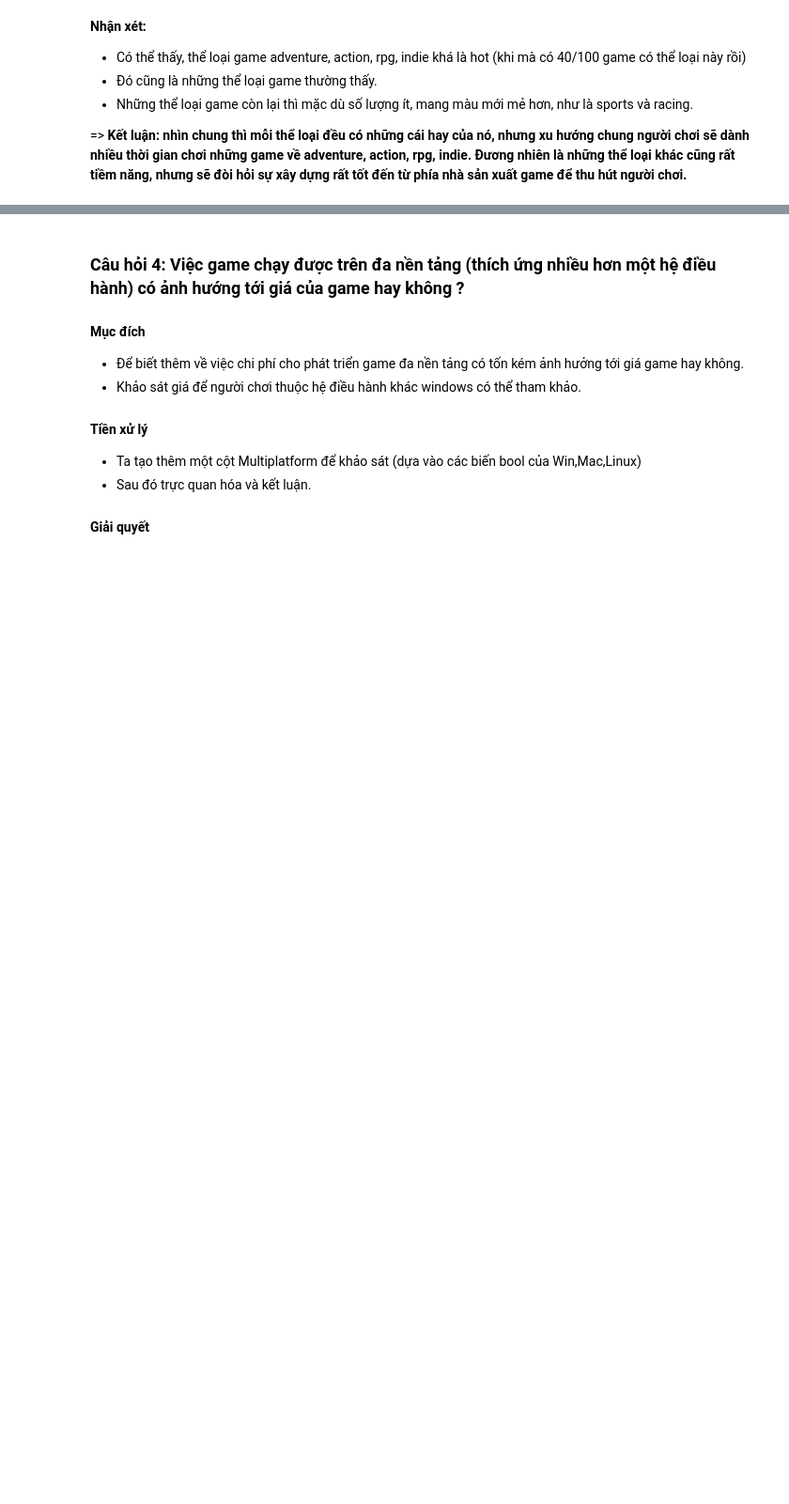
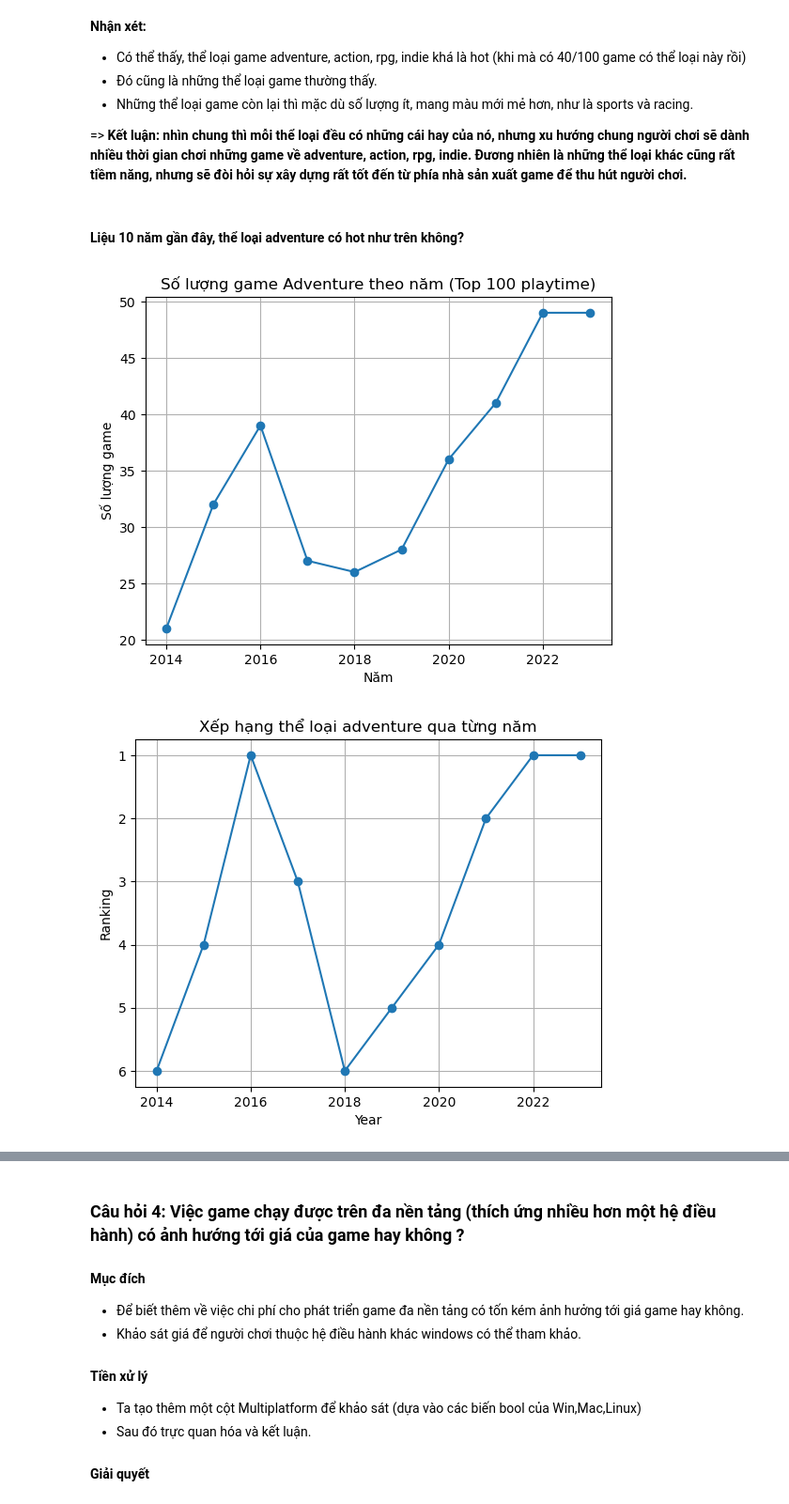
Before and after one commit to NamPhuonn/Final_project_data_science, a Jupyter notebook: final_project.ipynb, the cells around one changed output, grey strips where cells are left out. Shown at 94% size. Drawn from its saved outputs; the diff is of its cells as text; code cells hidden in the pictures; blank space fills up the shorter version.

```diff
--- a/final_project.ipynb
+++ b/final_project.ipynb
@@ -559,3 +577,51 @@ plt.show()
 - Những thể loại game còn lại thì mặc dù số lượng ít, mang màu mới mẻ hơn, như là sports và racing.
 
 => **Kết luận: nhìn chung thì mỗi thể loại đều có những cái hay của nó, nhưng xu hướng chung người chơi sẽ dành nhiều thời gian chơi những game về adventure, action, rpg, indie. Đương nhiên là những thể loại khác cũng rất tiềm năng, nhưng sẽ đòi hỏi sự xây dựng rất tốt đến từ phía nhà sản xuất game để thu hút người chơi.**
+# %% [markdown]
+#### Liệu 10 năm gần đây, thể loại adventure có hot như trên không?
+# %%
+# Khởi tạo một DataFrame để lưu trữ số lượng game 'Adventure' theo năm
+adventure_counts_by_year = pd.DataFrame(index=range(2014, 2025), columns=['Adventure'])
+rank_list=[]
+years=[]
+
+
+for i in range(2014, 2024):
+    game_gen_df = game_df[game_df['Release year'] == i]
+    top_100_playtime = game_gen_df.nlargest(100, 'Average playtime forever')
+    genres_df = top_100_playtime['Genres'].str.split(',', expand=True)
+
+    # Chuyển đổi DataFrame với thể loại game thành dạng 'long' (tạo một dòng cho mỗi thể loại game)
+    genres_long = genres_df.melt(value_name='Genre').dropna()['Genre']
+
+    # Thống kê số lượng game cho mỗi thể loại
+    genre_counts = genres_long.value_counts()
+    index_of_action = genre_counts.index.get_loc('Adventure')
+    years.append(i)
+    rank_list.append(index_of_action+1)
+    # Lấy số lượng game 'Adventure' và gán vào DataFrame adventure_counts_by_year
+    if 'Adventure' in genre_counts.index:
+        adventure_counts_by_year.at[i, 'Adventure'] = genre_counts['Adventure']
+    else:
+        adventure_counts_by_year.at[i, 'Adventure'] = 0
+
+# Trực quan số lượng
+plt.plot(adventure_counts_by_year.index, adventure_counts_by_year['Adventure'], marker='o')
+plt.title('Số lượng game Adventure theo năm (Top 100 playtime)')
+plt.xlabel('Năm')
+plt.ylabel('Số lượng game')
+plt.grid(True)
+plt.show()
+
+#Trực quan ranking
+plt.plot(years, rank_list, marker='o')
+plt.title('Xếp hạng thể loại adventure qua từng năm')
+plt.xlabel('Year')
+plt.ylabel('Ranking')
+
+plt.gca().invert_yaxis()
+plt.grid(True)
+plt.show()
+# %% [output]
+[figure, added]
+[figure, added]
```
Also changed, not shown: parts of 5 cells of this notebook.
